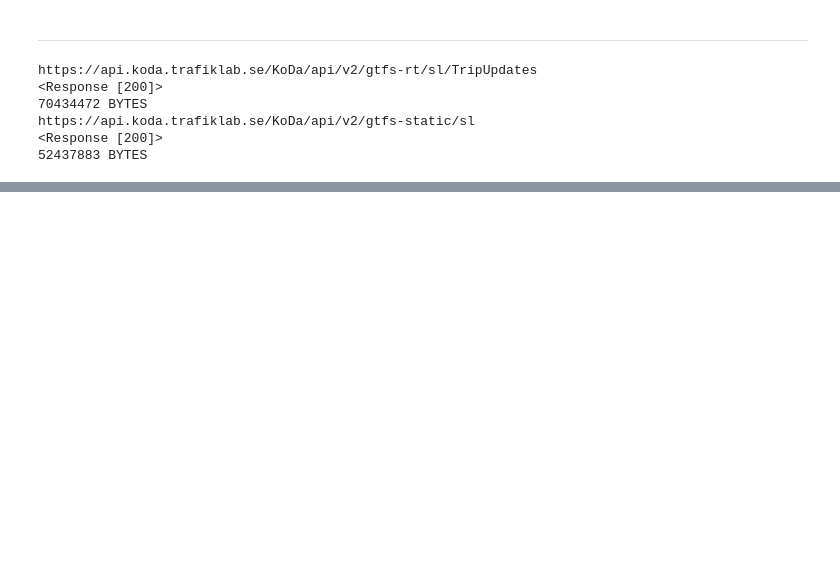
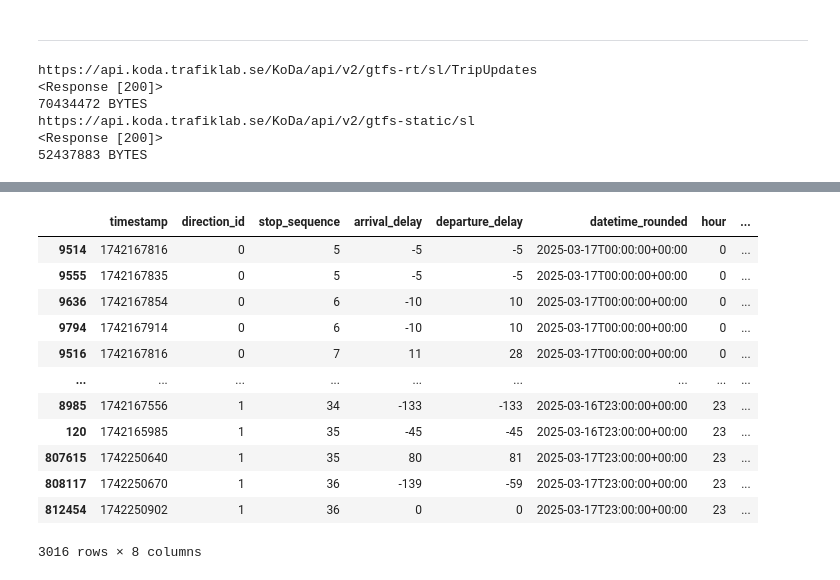
Before and after one commit to cnqs-jedha/delay-forecast, a Jupyter notebook: exploration/transport_call_history_clean.ipynb, the cells around one changed output, grey strips where cells are left out. Drawn from its saved outputs; the diff is of its cells as text; code cells hidden in the pictures; blank space fills up the shorter version.

```diff
--- a/exploration/transport_call_history_clean.ipynb
+++ b/exploration/transport_call_history_clean.ipynb
@@ -299,3 +362,26 @@ df.sample(20)
+# %%
+group_cols = ["hour", "direction_id", "stop_sequence"]
+
+df_limited = (
+    df
+    .groupby(group_cols, group_keys=False)
+    .sample(n=2, replace=False, random_state=42)
+)
+df_limited
+# %% [output]
+|  | timestamp | direction_id | stop_sequence | arrival_delay | departure_delay | datetime_rounded | hour | ... |
+| 9514 | 1742167816 | 0 | 5 | -5 | -5 | 2025-03-17T00:00:00+00:00 | 0 | ... |
+| 9555 | 1742167835 | 0 | 5 | -5 | -5 | 2025-03-17T00:00:00+00:00 | 0 | ... |
+| 9636 | 1742167854 | 0 | 6 | -10 | 10 | 2025-03-17T00:00:00+00:00 | 0 | ... |
+| 9794 | 1742167914 | 0 | 6 | -10 | 10 | 2025-03-17T00:00:00+00:00 | 0 | ... |
+| 9516 | 1742167816 | 0 | 7 | 11 | 28 | 2025-03-17T00:00:00+00:00 | 0 | ... |
+| ... | ... | ... | ... | ... | ... | ... | ... | ... |
+| 8985 | 1742167556 | 1 | 34 | -133 | -133 | 2025-03-16T23:00:00+00:00 | 23 | ... |
+| 120 | 1742165985 | 1 | 35 | -45 | -45 | 2025-03-16T23:00:00+00:00 | 23 | ... |
+| 807615 | 1742250640 | 1 | 35 | 80 | 81 | 2025-03-17T23:00:00+00:00 | 23 | ... |
+| 808117 | 1742250670 | 1 | 36 | -139 | -59 | 2025-03-17T23:00:00+00:00 | 23 | ... |
+| 812454 | 1742250902 | 1 | 36 | 0 | 0 | 2025-03-17T23:00:00+00:00 | 23 | ... |
+3016 rows × 8 columns
 # %%
 # exporter en json pour avoir un traces des données si jamais ça replante encore (mais à ne pas conserver)
 import json
```
Also changed, not shown: parts of 11 cells of this notebook.
